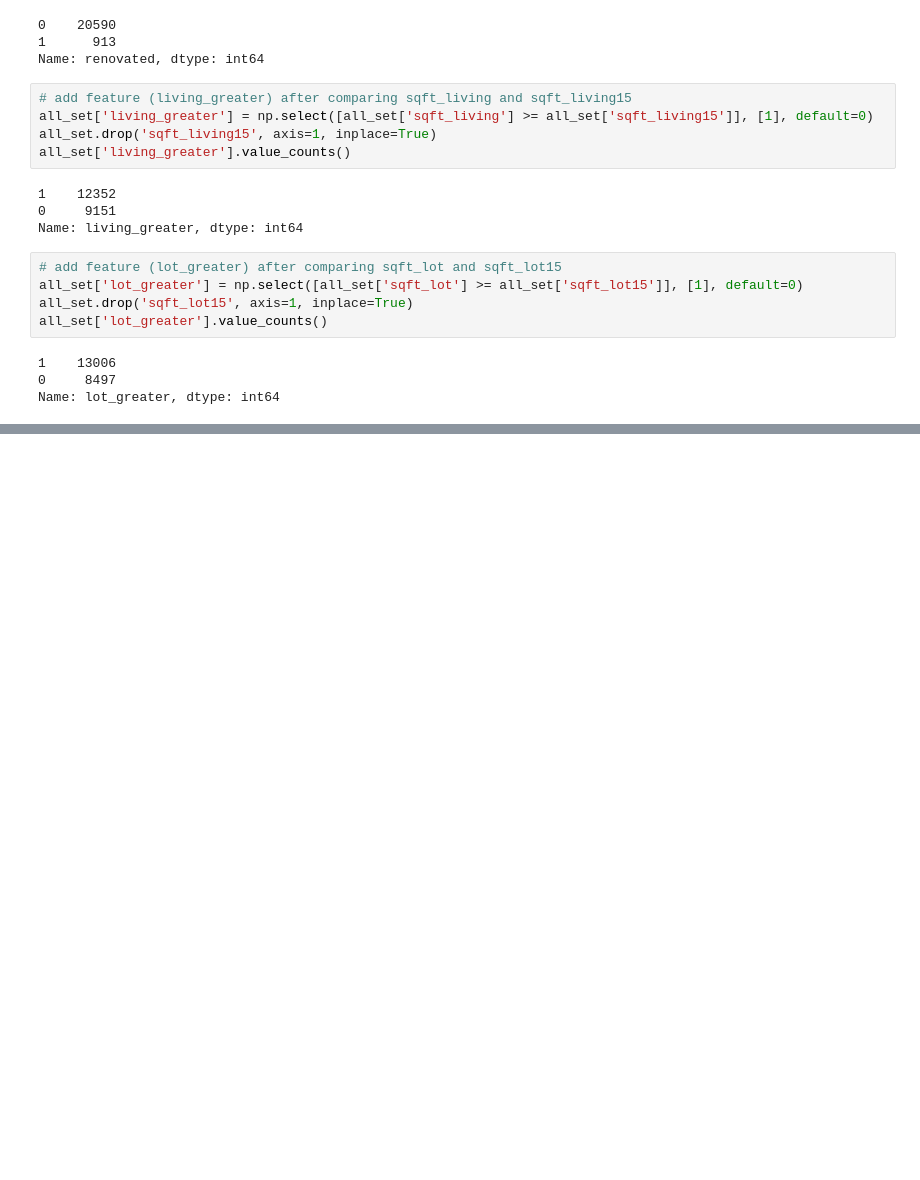
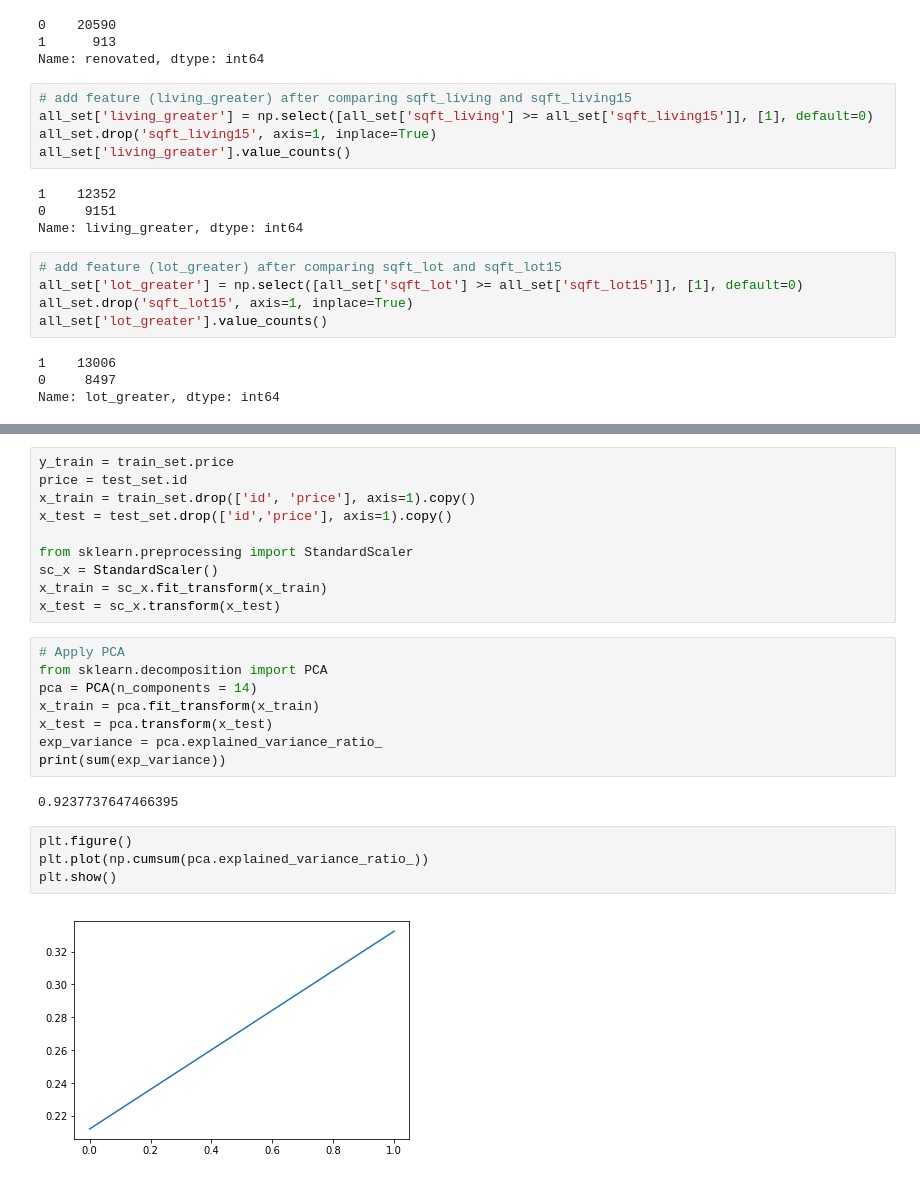
Before and after one commit to YDLEE613/KG, a Jupyter notebook: House_Prices_KR/House_Prices_jupyter.ipynb, the cells around one changed output, grey strips where cells are left out. Drawn from its saved outputs; the diff is of its cells as text; blank space fills up the shorter version.

```diff
--- a/House_Prices_KR/House_Prices_jupyter.ipynb
+++ b/House_Prices_KR/House_Prices_jupyter.ipynb
@@ -216,3 +269,29 @@ Train set: (15035, 20)
+# %%
+y_train = train_set.price
+price = test_set.id
+x_train = train_set.drop(['id', 'price'], axis=1).copy()
+x_test = test_set.drop(['id','price'], axis=1).copy()
+
+from sklearn.preprocessing import StandardScaler
+sc_x = StandardScaler()
+x_train = sc_x.fit_transform(x_train)
+x_test = sc_x.transform(x_test)
+# %%
+# Apply PCA
+from sklearn.decomposition import PCA
+pca = PCA(n_components = 14)
+x_train = pca.fit_transform(x_train)
+x_test = pca.transform(x_test)
+exp_variance = pca.explained_variance_ratio_
+print(sum(exp_variance))
+# %% [output]
+0.9237737647466395
+# %%
+plt.figure()
+plt.plot(np.cumsum(pca.explained_variance_ratio_))
+plt.show()
+# %% [output]
+[figure, added]
 # %%
 # Multiple Regression
 import statsmodels.api as sm
```
Also changed, not shown: parts of 22 cells of this notebook.
